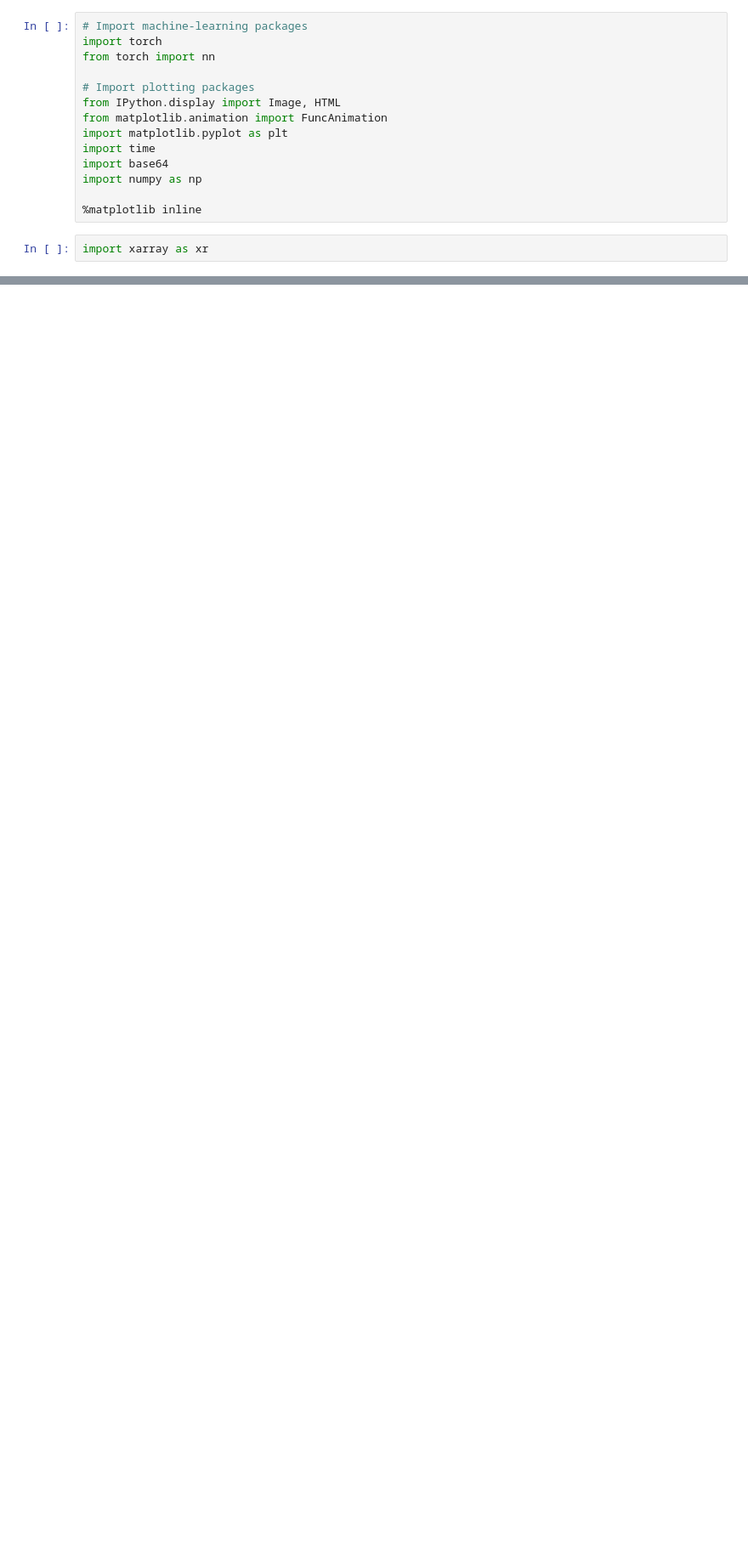
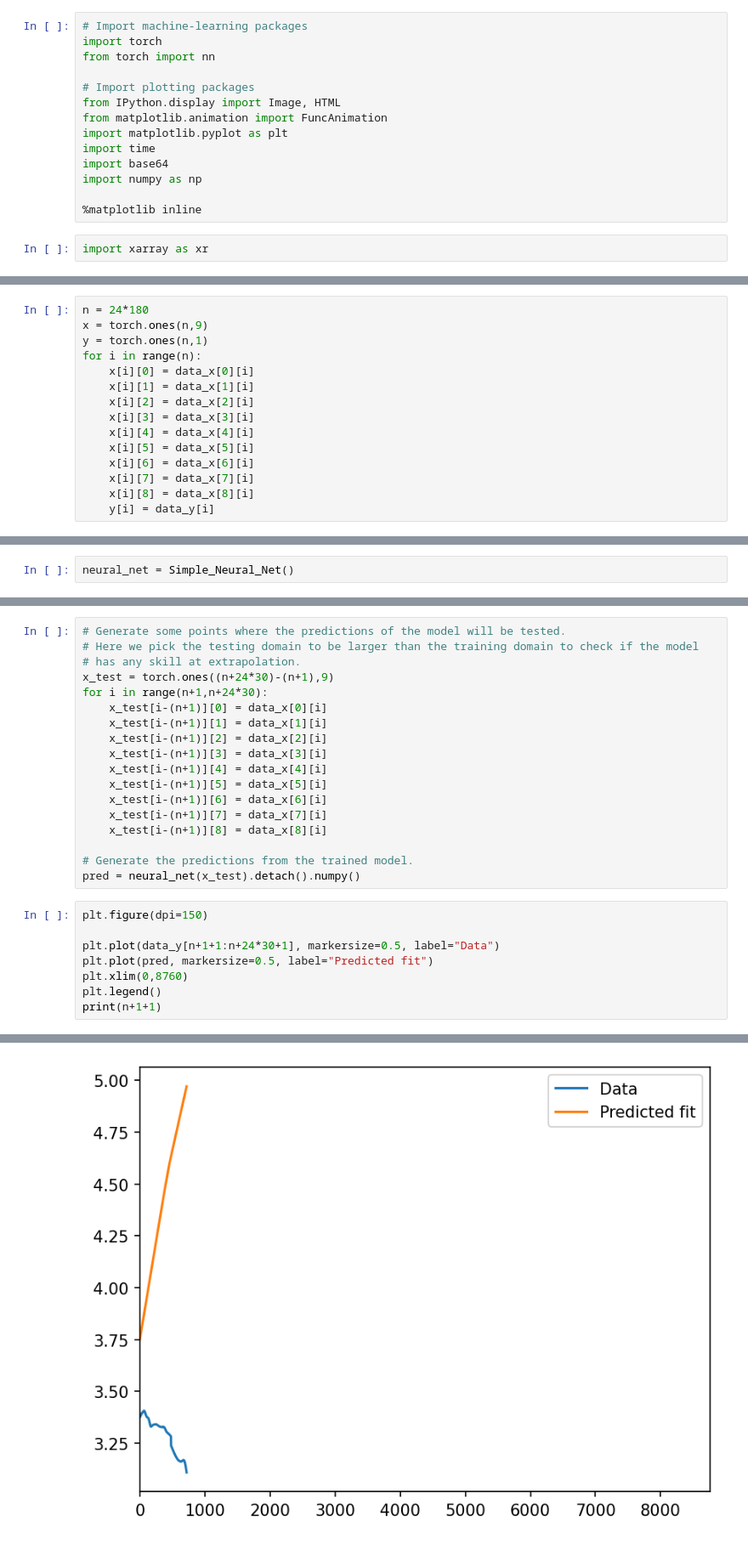
Before and after one commit to francescococetta/ictp2024_project10, a Jupyter notebook: scripts/1_hour_input.ipynb, the cells around one changed output, grey strips where cells are left out. Shown: that part at 85% size. Drawn from its saved outputs; the diff is of its cells as text; blank space fills up the shorter version.

```diff
--- a/scripts/1_hour_input.ipynb
+++ b/scripts/1_hour_input.ipynb
@@ -41,0 +30,15 @@ y = torch.ones(n,1)
+# %%
+n = 24*180
+x = torch.ones(n,9)
+y = torch.ones(n,1)
+for i in range(n):
+    x[i][0] = data_x[0][i]
+    x[i][1] = data_x[1][i]
+    x[i][2] = data_x[2][i]
+    x[i][3] = data_x[3][i]
+    x[i][4] = data_x[4][i]
+    x[i][5] = data_x[5][i]
+    x[i][6] = data_x[6][i]
+    x[i][7] = data_x[7][i]
+    x[i][8] = data_x[8][i]
+    y[i] = data_y[i]
@@ -41,0 +65,2 @@ y = torch.ones(n,1)
+# %%
+neural_net = Simple_Neural_Net()
@@ -41,0 +112,27 @@ y = torch.ones(n,1)
+# %%
+# Generate some points where the predictions of the model will be tested.
+# Here we pick the testing domain to be larger than the training domain to check if the model
+# has any skill at extrapolation.
+x_test = torch.ones((n+24*30)-(n+1),9)
+for i in range(n+1,n+24*30):
+    x_test[i-(n+1)][0] = data_x[0][i]
+    x_test[i-(n+1)][1] = data_x[1][i]
+    x_test[i-(n+1)][2] = data_x[2][i]
+    x_test[i-(n+1)][3] = data_x[3][i]
+    x_test[i-(n+1)][4] = data_x[4][i]
+    x_test[i-(n+1)][5] = data_x[5][i]
+    x_test[i-(n+1)][6] = data_x[6][i]
+    x_test[i-(n+1)][7] = data_x[7][i]
+    x_test[i-(n+1)][8] = data_x[8][i]
+
+# Generate the predictions from the trained model.
+pred = neural_net(x_test).detach().numpy()
+# %%
+plt.figure(dpi=150)
+
+plt.plot(data_y[n+1+1:n+24*30+1], markersize=0.5, label="Data")
+plt.plot(pred, markersize=0.5, label="Predicted fit")
+plt.xlim(0,8760)
+plt.legend()
+print(n+1+1)
+# %% [output]
@@ -41,0 +140 @@ y = torch.ones(n,1)
+[figure, added]
```
Also changed, not shown: parts of 12 cells of this notebook.
